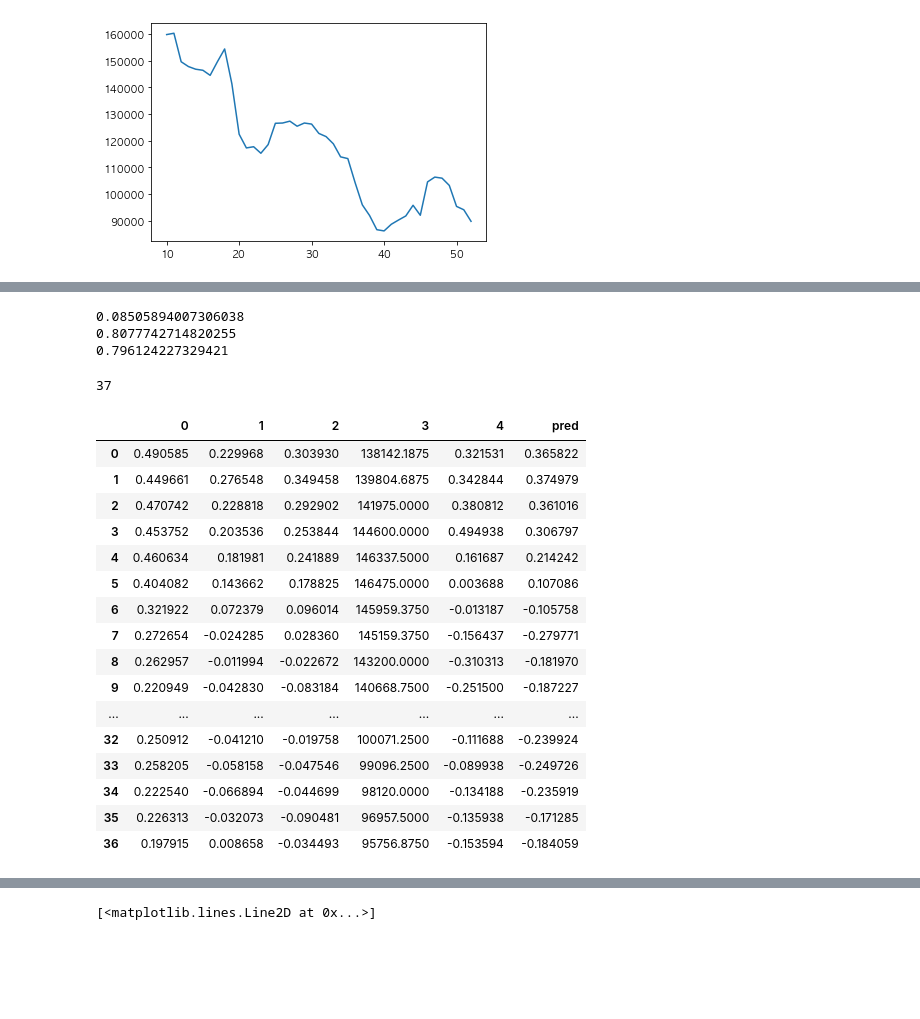
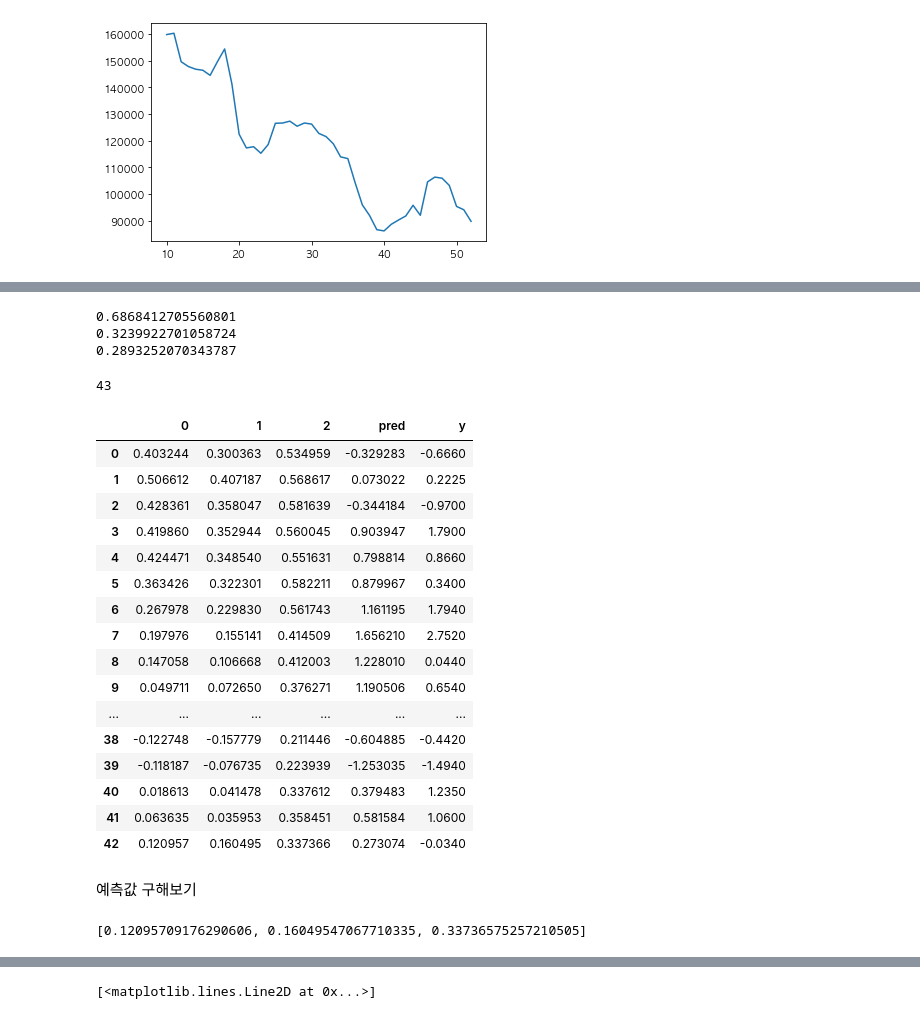
Before and after one commit to jjh0987/big_data_prac, a Jupyter notebook: big_data/lecture/week16/final02.ipynb, the cells around one changed output, grey strips where cells are left out. Saved outputs shown, nothing was run; the diff lists cells and outputs as text; code cells hidden in the pictures; blank space fills up the shorter version.

```diff
--- a/big_data/lecture/week16/final02.ipynb
+++ b/big_data/lecture/week16/final02.ipynb
@@ -215,3 +239,0 @@ for idx in range(5): # column
-# %%
-sub_df = pd.DataFrame(split_list).transpose()
-sub_df
@@ -235,0 +269,4 @@ sub_df
+# %%
+target_df = pd.DataFrame(split_list)
+target_df = target_df.transpose()
+target_df
@@ -238,13 +293,13 @@ from sklearn.linear_model import LinearRegression
 from sklearn.preprocessing import PolynomialFeatures
 
 lr = LinearRegression()
-quad = PolynomialFeatures(degree=2) # ,include_bias=False
-input_idx = len(sub_df) - 1
+quad = PolynomialFeatures(degree=3,include_bias=False) # ,include_bias=False
+input_idx = len(target_df) - 1
 
 features = [0,1,2]
 
-X = sub_df.loc[:,features]
-y = sub_df.loc[:,4]
+X = target_df.loc[:input_idx,features]
+y = sub_df.loc[:input_idx,'mean_rate']
 X_quad = quad.fit_transform(X)
 lr.fit(X_quad,y)
 y_quad_fit = lr.predict(quad.fit_transform(X))
@@ -259,34 +314,43 @@ print(rmse)
 print(r2_score(pred,y)) # 1에 가까울수록 강한 상관관계, 0일 수록 관계없음
 print(1-(1-r2_score(pred,y))*(input_idx-1)/(input_idx-len(features)))
 # %% [output]
-0.08505894007306038
-0.8077742714820255
-0.796124227329421
+0.6868412705560801
+0.3239922701058724
+0.2893252070343787
-# %%
-len(y_quad_fit)
-# %% [output]
-37
+# %%
+len(X)
+# %% [output]
+43
+# %%
+y = y.reset_index().drop('index',axis=1)
 # %%
-temp_score_df = sub_df
+temp_score_df = target_df
+temp_score_df['y'] = y
 temp_score_df['pred'] = pred
 temp_score_df
 # %% [output]
-|  | 0 | 1 | 2 | 3 | 4 | pred |
-| 0 | 0.490585 | 0.229968 | 0.303930 | 138142.1875 | 0.321531 | 0.365822 |
-| 1 | 0.449661 | 0.276548 | 0.349458 | 139804.6875 | 0.342844 | 0.374979 |
-| 2 | 0.470742 | 0.228818 | 0.292902 | 141975.0000 | 0.380812 | 0.361016 |
-| 3 | 0.453752 | 0.203536 | 0.253844 | 144600.0000 | 0.494938 | 0.306797 |
-| 4 | 0.460634 | 0.181981 | 0.241889 | 146337.5000 | 0.161687 | 0.214242 |
-| 5 | 0.404082 | 0.143662 | 0.178825 | 146475.0000 | 0.003688 | 0.107086 |
-| 6 | 0.321922 | 0.072379 | 0.096014 | 145959.3750 | -0.013187 | -0.105758 |
-| 7 | 0.272654 | -0.024285 | 0.028360 | 145159.3750 | -0.156437 | -0.279771 |
-| 8 | 0.262957 | -0.011994 | -0.022672 | 143200.0000 | -0.310313 | -0.181970 |
-| 9 | 0.220949 | -0.042830 | -0.083184 | 140668.7500 | -0.251500 | -0.187227 |
-| ... | ... | ... | ... | ... | ... | ... |
-| 32 | 0.250912 | -0.041210 | -0.019758 | 100071.2500 | -0.111688 | -0.239924 |
-| 33 | 0.258205 | -0.058158 | -0.047546 | 99096.2500 | -0.089938 | -0.249726 |
-| 34 | 0.222540 | -0.066894 | -0.044699 | 98120.0000 | -0.134188 | -0.235919 |
-| 35 | 0.226313 | -0.032073 | -0.090481 | 96957.5000 | -0.135938 | -0.171285 |
-| 36 | 0.197915 | 0.008658 | -0.034493 | 95756.8750 | -0.153594 | -0.184059 |
+|  | 0 | 1 | 2 | pred | y |
+| 0 | 0.403244 | 0.300363 | 0.534959 | -0.329283 | -0.6660 |
+| 1 | 0.506612 | 0.407187 | 0.568617 | 0.073022 | 0.2225 |
+| 2 | 0.428361 | 0.358047 | 0.581639 | -0.344184 | -0.9700 |
+| 3 | 0.419860 | 0.352944 | 0.560045 | 0.903947 | 1.7900 |
+| 4 | 0.424471 | 0.348540 | 0.551631 | 0.798814 | 0.8660 |
+| 5 | 0.363426 | 0.322301 | 0.582211 | 0.879967 | 0.3400 |
+| 6 | 0.267978 | 0.229830 | 0.561743 | 1.161195 | 1.7940 |
+| 7 | 0.197976 | 0.155141 | 0.414509 | 1.656210 | 2.7520 |
+| 8 | 0.147058 | 0.106668 | 0.412003 | 1.228010 | 0.0440 |
+| 9 | 0.049711 | 0.072650 | 0.376271 | 1.190506 | 0.6540 |
+| ... | ... | ... | ... | ... | ... |
+| 38 | -0.122748 | -0.157779 | 0.211446 | -0.604885 | -0.4420 |
+| 39 | -0.118187 | -0.076735 | 0.223939 | -1.253035 | -1.4940 |
+| 40 | 0.018613 | 0.041478 | 0.337612 | 0.379483 | 1.2350 |
+| 41 | 0.063635 | 0.035953 | 0.358451 | 0.581584 | 1.0600 |
+| 42 | 0.120957 | 0.160495 | 0.337366 | 0.273074 | -0.0340 |
+# %% [markdown]
+예측값 구해보기
+# %%
+list(X.loc[42,features])
+# %% [output]
+[0.12095709176290606, 0.16049547067710335, 0.33736575257210505]
 # %%
 import matplotlib.pyplot as plt
```
Also changed, not shown: parts of 17 cells of this notebook, 7 other files.
